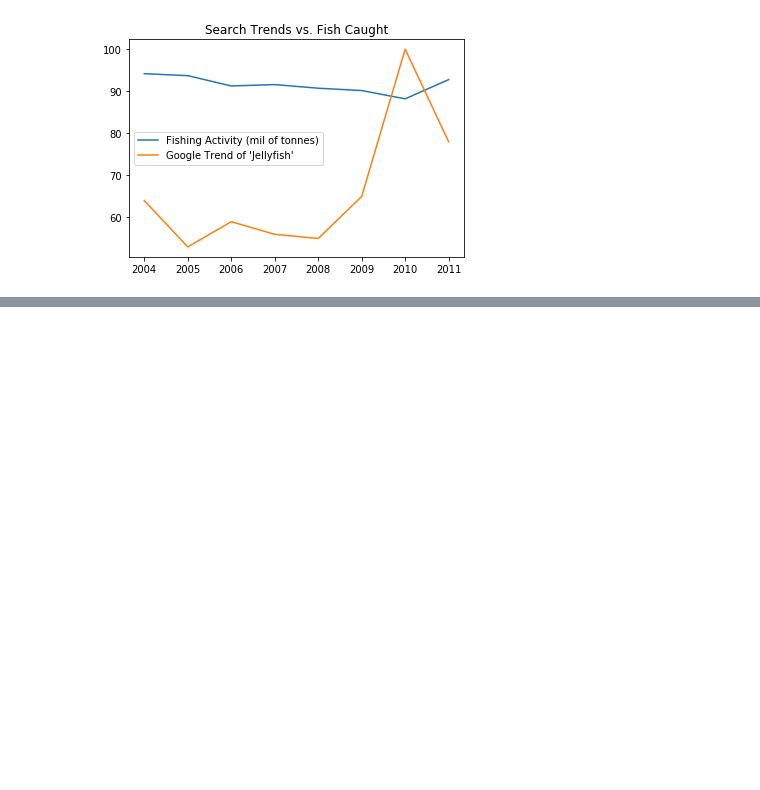
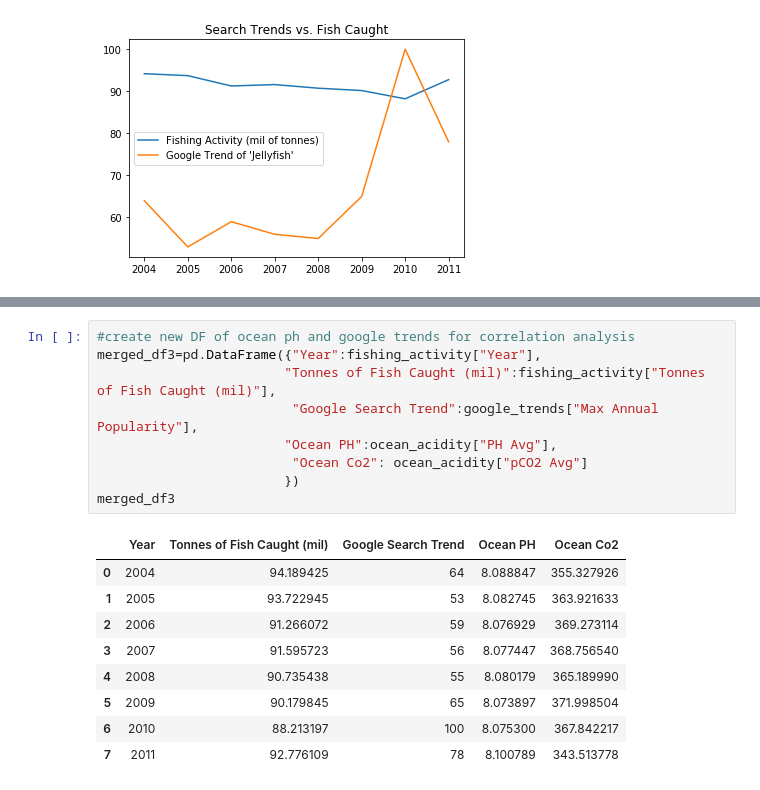
Before and after one commit to anniid/project_1, a Jupyter notebook: google search impact.ipynb, the cells around one changed output, grey strips where cells are left out. Drawn from its saved outputs; the diff is of its cells as text; blank space fills up the shorter version.

```diff
--- a/google search impact.ipynb
+++ b/google search impact.ipynb
@@ -152,0 +184,19 @@ Text(0.5, 1.0, 'Search Trends vs. Fish Caught')
+# %%
+#create new DF of ocean ph and google trends for correlation analysis
+merged_df3=pd.DataFrame({"Year":fishing_activity["Year"],
+                        "Tonnes of Fish Caught (mil)":fishing_activity["Tonnes of Fish Caught (mil)"],
+                         "Google Search Trend":google_trends["Max Annual Popularity"],
+                        "Ocean PH":ocean_acidity["PH Avg"],
+                         "Ocean Co2": ocean_acidity["pCO2 Avg"]
+                        })
+merged_df3
+# %% [output]
+|  | Year | Tonnes of Fish Caught (mil) | Google Search Trend | Ocean PH | Ocean Co2 |
+| 0 | 2004 | 94.189425 | 64 | 8.088847 | 355.327926 |
+| 1 | 2005 | 93.722945 | 53 | 8.082745 | 363.921633 |
+| 2 | 2006 | 91.266072 | 59 | 8.076929 | 369.273114 |
+| 3 | 2007 | 91.595723 | 56 | 8.077447 | 368.756540 |
+| 4 | 2008 | 90.735438 | 55 | 8.080179 | 365.189990 |
+| 5 | 2009 | 90.179845 | 65 | 8.073897 | 371.998504 |
+| 6 | 2010 | 88.213197 | 100 | 8.075300 | 367.842217 |
+| 7 | 2011 | 92.776109 | 78 | 8.100789 | 343.513778 |
```
Also changed, not shown: parts of 5 cells of this notebook, 2 other files.
